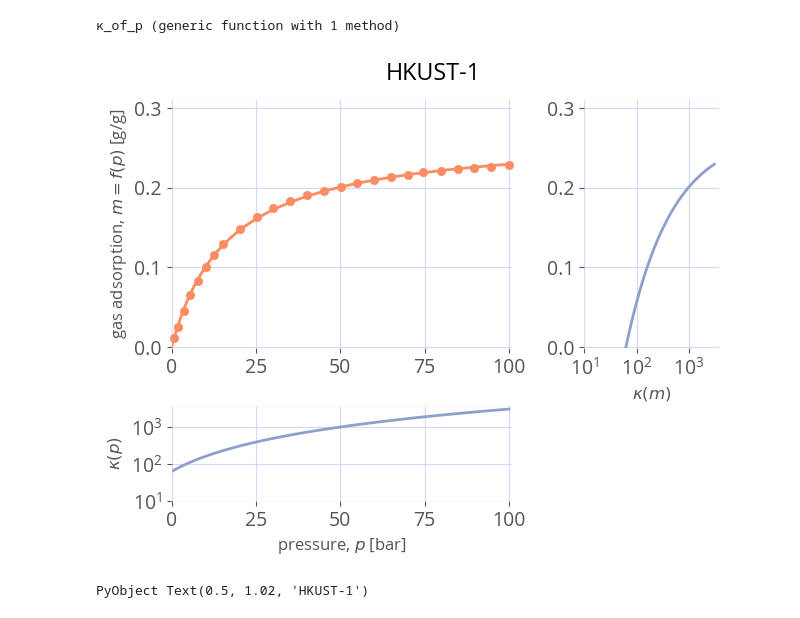
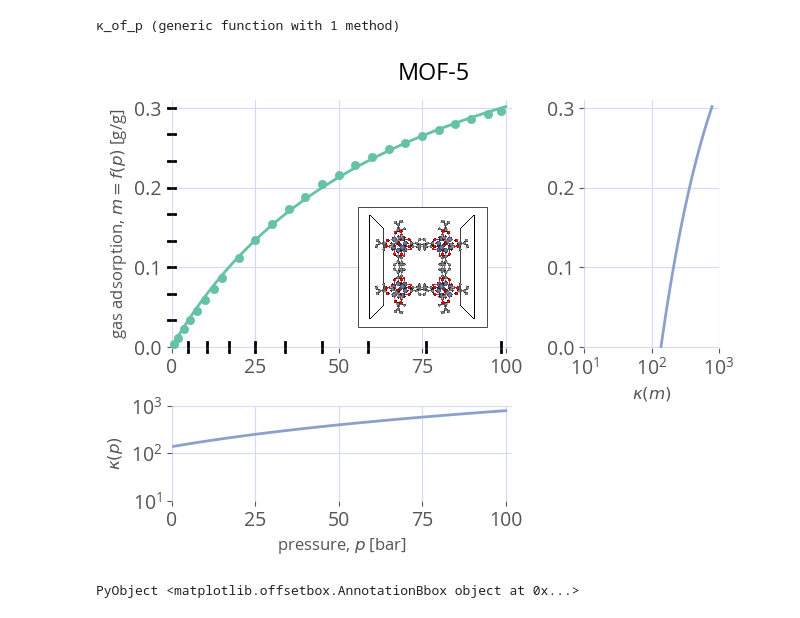
Before and after one commit to SimonEnsemble/nonlinear_sensing, a Jupyter notebook: one_d_sensing/1D sensing.ipynb, the cells around one changed output. Cells and saved outputs as stored; diff of their text form; code cells hidden in the pictures.

Commit message:
updated figures 1 and 2 from meeting on 7/13

```diff
--- a/one_d_sensing/1D sensing.ipynb
+++ b/one_d_sensing/1D sensing.ipynb
@@ -126,6 +126,7 @@ PyObject Text(38.000000000000014, 0.5, 'gas adsorption, $m=f(p)$ [g/g]')
 fig, axs = subplots(1, 2, figsize=(10, 5), sharey=true)
 p = range(0.0, 100.0, length=100)
 p̄ = [10.0, 60.0]
+y_max = 0.31
 
 for (i, mof) in enumerate(mofs)
     axs[i].scatter(df[mof][:, Symbol("P(bar)")], df[mof][:, :g_g],
@@ -172,7 +173,7 @@ for (i, mof) in enumerate(mofs)
         end
     end
     axs[i].set_xlim([0, 102])
-    axs[i].set_ylim([0, 0.31])
+    axs[i].set_ylim([-0.001, y_max])
 end
 axs[1].set_ylabel(L"gas adsorption, $m=f(p)$ [g/g]", fontsize=12)
 tight_layout()
@@ -194,41 +194,59 @@ For p̄ = 60.0 MOF-5
 # %%
 #figure 2
 p = range(0.0, 100.0, length=100)
 
-mof = "HKUST-1"
-#mof = "MOF-5"
+#mof = "HKUST-1"
+mof = "MOF-5"
 
 fig = figure()
 ax1 = subplot2grid((3, 3), (0, 0), colspan=2, rowspan=2)
 ax2 = subplot2grid((3, 3), (0, 2), colspan=1, rowspan=2)
 ax3 = subplot2grid((3, 3), (2, 0), colspan=2, rowspan=1)
 tight_layout()
 
 ax1.plot(p, m.(p, mof), color=mof_to_color[mof])
 ax1.scatter(df[mof][:, Symbol("P(bar)")], df[mof][:, :g_g], zorder=1000,
     clip_on=false, color=mof_to_color[mof])
 ax2.plot(κ_of_m.(m.(p, mof)), m.(p, mof), color="C2")
 ax3.plot(p, κ_of_p.(p), color="C2")
 
 ax1.set_ylabel(L"gas adsorption, $m=f(p)$ [g/g]", fontsize=12)
 
 ax3.set_xlabel(L"pressure, $p$ [bar]", fontsize=12)
 ax3.set_ylabel(L"$κ(p)$", fontsize=12)
 ax2.set_xlabel(L"$κ(m)$", fontsize=12)
 
-ax1.set_ylim(-0.001,0.31)
-ax2.set_ylim(-0.001,0.31)
-ax1.set_xlim(0,101)
-ax3.set_xlim(0,101)
+ax1.set_ylim(-0.001,y_max)
+ax2.set_ylim(-0.001,y_max)
+ax1.set_xlim(0,102)
+ax3.set_xlim(0,102)
 ax2.set_xscale("log")
 ax3.set_yscale("log")
 ax2.set_xticks([10,100,1000])
 ax3.set_yticks([10,100,1000])
 suptitle(mof, y=1.02)
 #make sure axes are same for above plots
+
+#add ticks to plot
+num_ticks = 10
+m_ticks = range(0, 0.3, length=num_ticks)
+for i = 1:num_ticks
+    if i == 1
+        continue
+    end
+    ax1.plot([-1,1], [m_ticks[i], m_ticks[i]], color="black", clip_on=false)
+    p = g(m_ticks[i], mof)
+    ax1.plot([p,p], [-2/100 *0.3, 2/100 *0.3], color="black", clip_on=false)
+end
+
+#Add png to plot
+mof_fig = imread(joinpath("..", "$mof.png"))
+imagebox = PyPlot.matplotlib.offsetbox.OffsetImage(mof_fig, zoom=0.08)
+ab = PyPlot.matplotlib.offsetbox.AnnotationBbox(imagebox, (75.0, .10))
+ax1.add_artist(ab)
 # %% [output]
-[figure, old version]
+[figure, new version]
-PyObject Text(0.5, 1.02, 'HKUST-1')
+PyObject <matplotlib.offsetbox.AnnotationBbox object at 0x...>
 # %%
 κ_of_p.(100.0)
 # %% [output]
```
Also changed, not shown: parts of 5 cells of this notebook.
